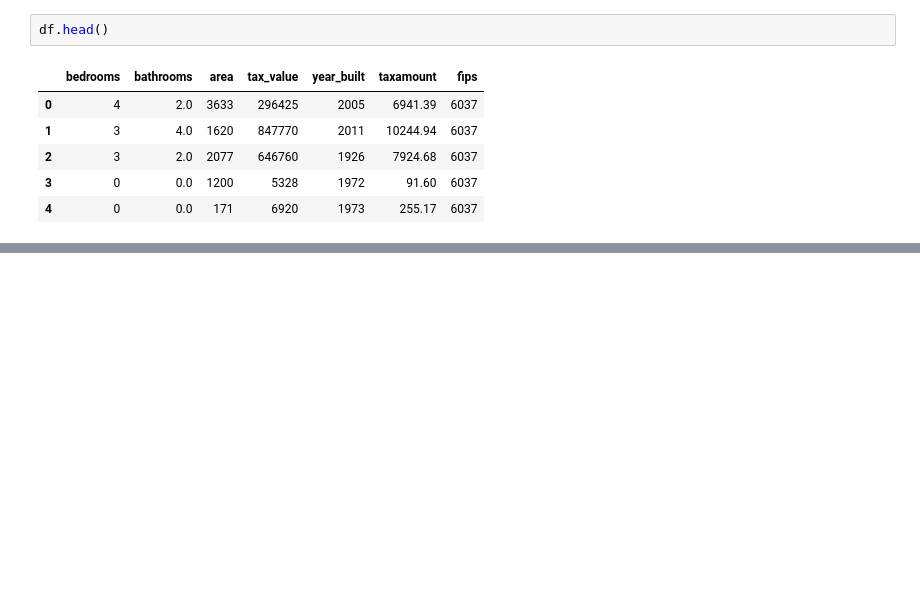
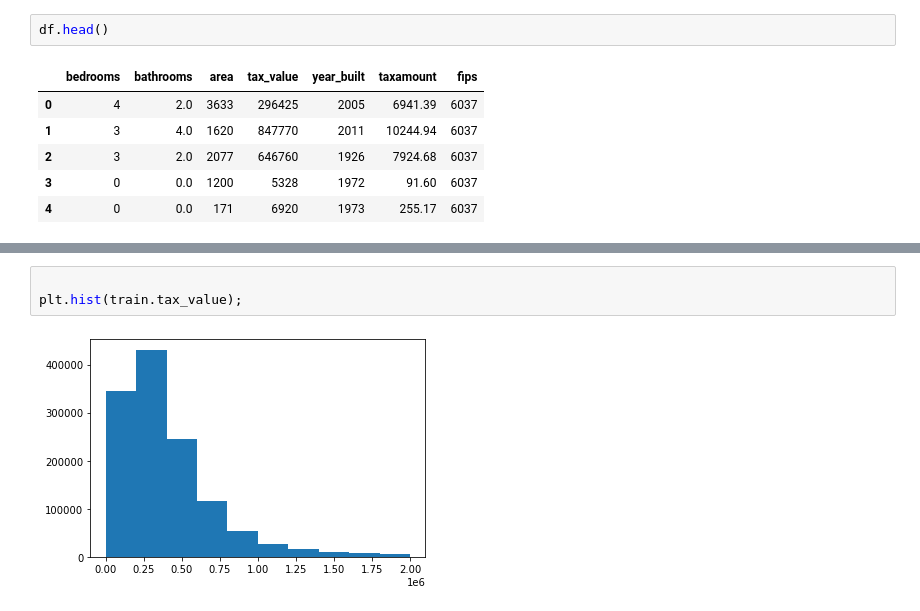
Before and after one commit to raycerna/regression-exercises, a Jupyter notebook: scaling.ipynb, the cells around one changed output, grey strips where cells are left out. Drawn from its saved outputs; the diff is of its cells as text; blank space fills up the shorter version.

```diff
--- a/scaling.ipynb
+++ b/scaling.ipynb
@@ -22,0 +116,5 @@ df.head()
+# %%
+
+plt.hist(train.tax_value);
+# %% [output]
+[figure, added]
```
Also changed, not shown: parts of 30 cells of this notebook.
